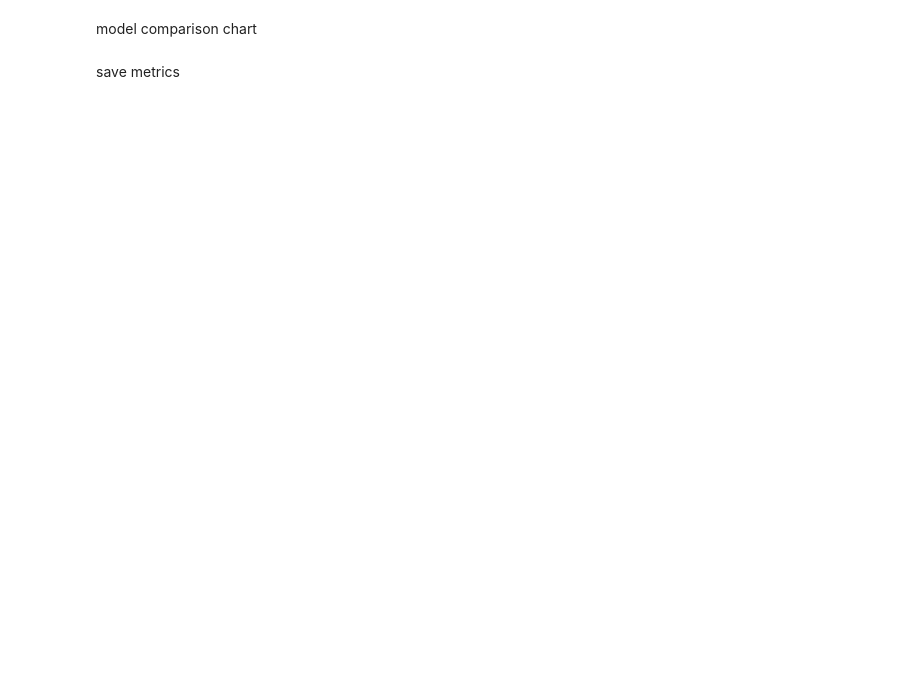
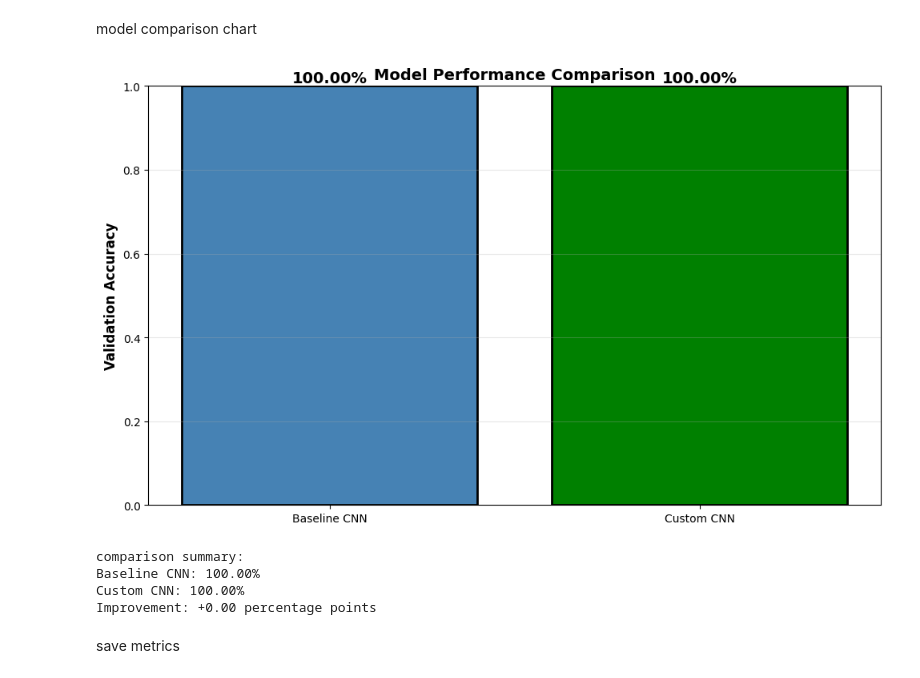
Before and after one commit to SharkFishie/CSCI323_ASL_Recognition, a Jupyter notebook: notebooks/04_Custom_CNN_Model.ipynb, the cells around one changed output. Saved outputs shown, nothing was run; the diff lists cells and outputs as text; code cells hidden in the pictures; blank space fills up the shorter version.

```diff
--- a/notebooks/04_Custom_CNN_Model.ipynb
+++ b/notebooks/04_Custom_CNN_Model.ipynb
@@ -362,4 +495,39 @@ pre class accuracy and comparison
 # %% [markdown]
 model comparison chart
+# %%
+#create comparison data
+models = ['Baseline CNN', 'Custom CNN']
+accuracies = [baseline_acc, val_accuracy]
+
+#plot comparison
+fig, ax = plt.subplots(figsize=(10, 6))
+bars = ax.bar(models, accuracies, color=['steelblue', 'green'], edgecolor='black', linewidth=2)
+
+#add value labels on bars
+for bar in bars:
+    height = bar.get_height()
+    ax.text(bar.get_x() + bar.get_width()/2., height,
+            f'{height*100:.2f}%',
+            ha='center', va='bottom', fontsize=14, fontweight='bold')
+
+ax.set_ylabel('Validation Accuracy', fontweight='bold', fontsize=12)
+ax.set_title('Model Performance Comparison', fontweight='bold', fontsize=14)
+ax.set_ylim(0, 1)
+ax.grid(axis='y', alpha=0.3)
+
+plt.tight_layout()
+plt.savefig('../results/figures/model_comparison.png', dpi=300, bbox_inches='tight')
+plt.show()
+
+print(f"\ncomparison summary:")
+print(f"Baseline CNN: {baseline_acc*100:.2f}%")
+print(f"Custom CNN: {val_accuracy*100:.2f}%")
+print(f"Improvement: +{(val_accuracy - baseline_acc)*100:.2f} percentage points")
+# %% [output]
+[figure, added]
+comparison summary:
+Baseline CNN: 100.00%
+Custom CNN: 100.00%
+Improvement: +0.00 percentage points
 # %% [markdown]
 save metrics
```
Also changed, not shown: parts of 6 cells of this notebook, 5 other files.
